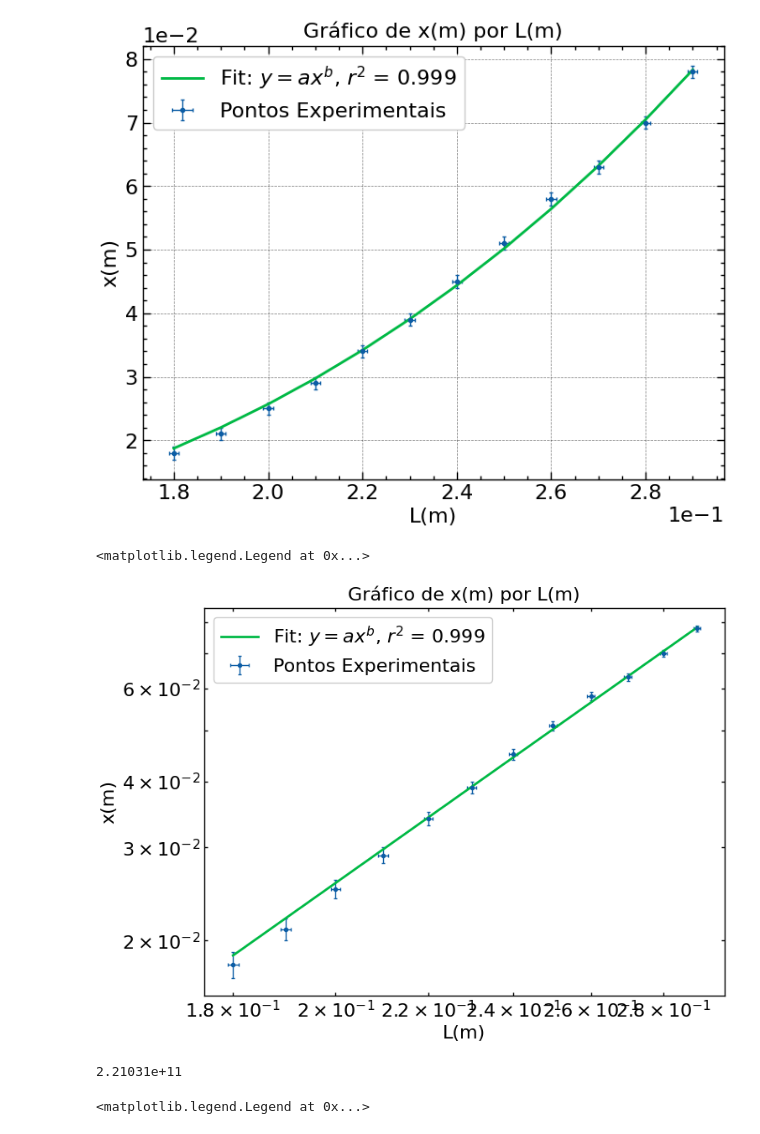
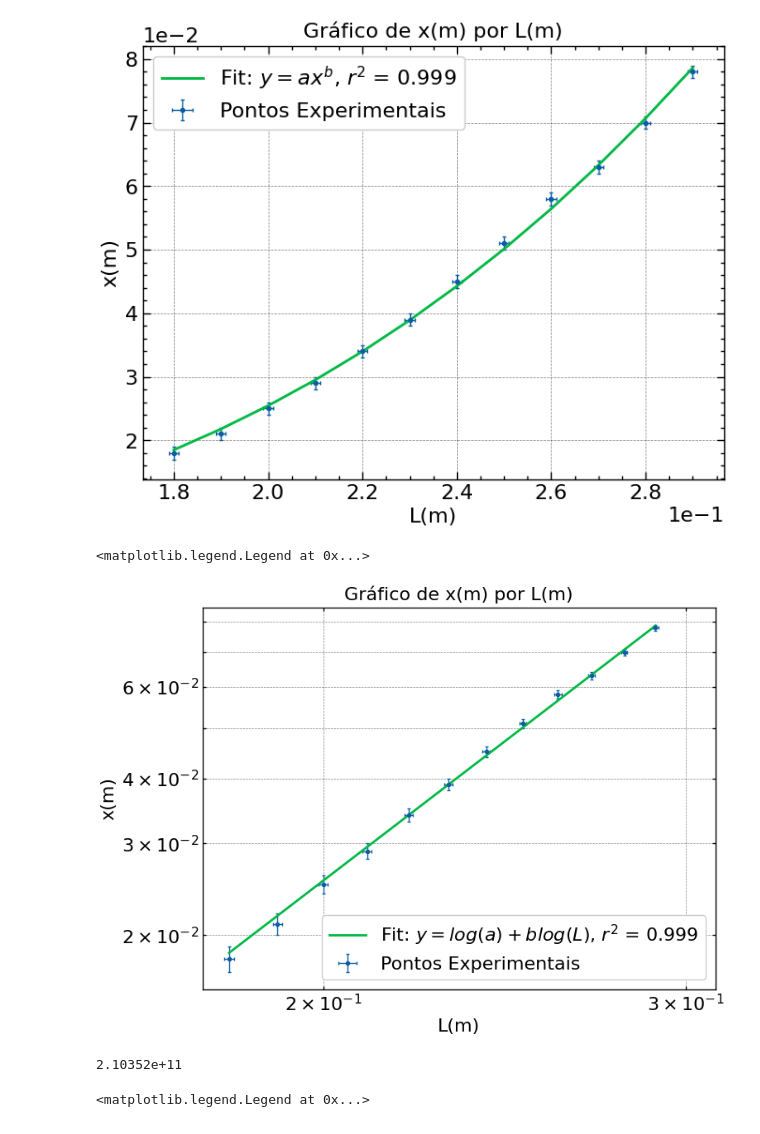
Before and after one commit to matncb/laboratorio-fisica1, a Jupyter notebook: pratica2/exp2.ipynb, the cells around one changed output. Cells and saved outputs as stored; diff of their text form; code cells hidden in the pictures.

```diff
--- a/pratica2/exp2.ipynb
+++ b/pratica2/exp2.ipynb
@@ -79,6 +81,6 @@ plt.legend()
 # %%
 def func(x,a, b):
-    return a*x**3
+    return a*x**b
 
 popt, pcov = curve_fit(func, x_data, y_data)
 a, b = popt
@@ -117,22 +119,25 @@ plt.legend()
 # %%
 #fit grafico log-log
 
 
 plt.errorbar(x_data, y_data, xerr = x_err, yerr = y_err, marker = 'o', ls = '', ms = 3, capsize=1.5, elinewidth=1,label ="Pontos Experimentais")
 plt.title('Gráfico de x(m) por L(m)')
 
 plt.yscale('log')
 plt.xscale('log')
+plt.xlim(0, 0.31)
+
+plt.grid(True, which="both")
 
 plt.xlabel(r'L(m)')
 plt.ylabel(r'x(m)')
 
 
-plt.plot(x_data, func(x_data, *popt), label= r'Fit: $y = ax^b$, $r^2$ = %.3f' % (r2) )
+plt.plot(x_data, func(x_data, *popt), label= r'Fit: $y = log(a) + blog(L)$, $r^2$ = %.3f' %(r2))
 plt.legend()
 # %% [output]
 <matplotlib.legend.Legend at 0x...>
-[figure, old version]
+[figure, new version]
 # %%
 #cálculo do módulo de young
 
@@ -140,7 +145,7 @@ plt.legend()
 E = 4*F/(a*d**3*b_l)
 print(f'{E:.5e}')
 # %% [output]
-2.21031e+11
+2.10352e+11
 # %%
 #tomando o log nos dados
 
```
Also changed, not shown: parts of 4 cells of this notebook, 1 other file.
